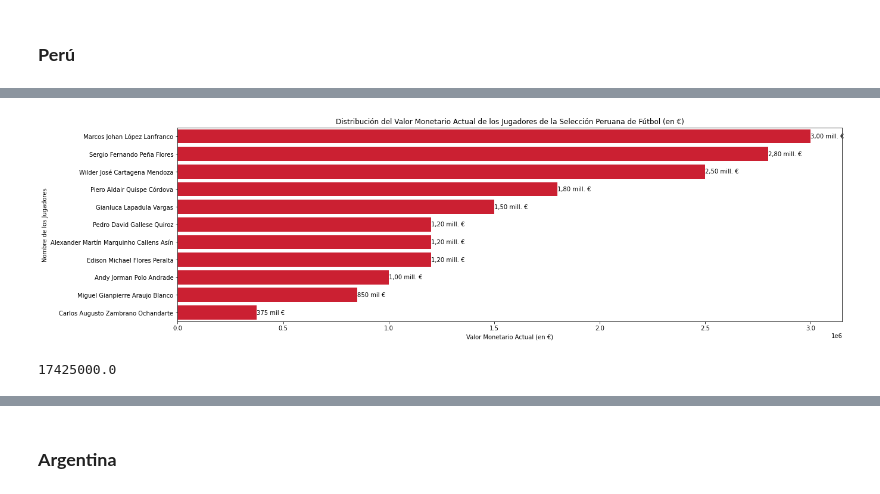
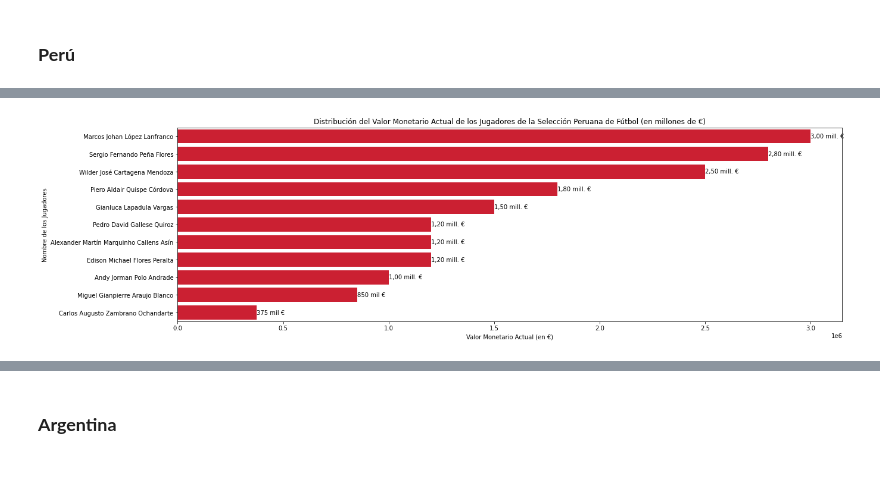
Before and after one commit to SebastianUrdaneguiBisalaya/Web-scraping-Valor-de-Mercado-Futbol-Peru, a Jupyter notebook: EDA/analysis.ipynb, the cells around one changed output, grey strips where cells are left out. Drawn from its saved outputs; the diff is of its cells as text; code cells hidden in the pictures.

```diff
--- a/EDA/analysis.ipynb
+++ b/EDA/analysis.ipynb
@@ -45,15 +45,11 @@ df_peru = df_peru.sort_values(by="Valor Actual Num", ascending=False).reset_inde
 # %%
 fig, ax = plt.subplots(figsize = (20,6))
 ax = sns.barplot(data=df_peru, x="Valor Actual Num", y="Nombre en país de origen", color="#e8031b")
 for container in ax.containers:
     ax.bar_label(container, labels=df_peru["Valor de mercado actual"], fontsize=10)
 plt.xlabel("Valor Monetario Actual (en €)")
 plt.ylabel("Nombre de los Jugadores")
-plt.title("Distribución del Valor Monetario Actual de los Jugadores de la Selección Peruana de Fútbol (en €)")
+plt.title("Distribución del Valor Monetario Actual de los Jugadores de la Selección Peruana de Fútbol (en millones de €)")
 plt.show()
 # %% [output]
-[figure, old version]
+[figure, new version]
-# %%
-df_peru["Valor Actual Num"].sum()
-# %% [output]
-17425000.0
```
Also changed, not shown: parts of 9 cells of this notebook, 1 other file.
